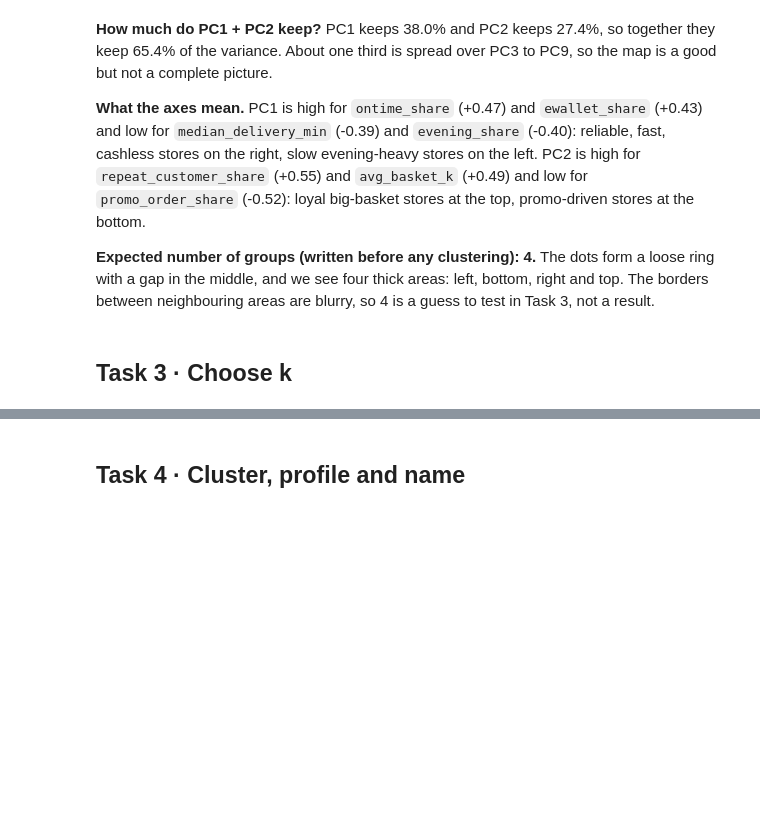
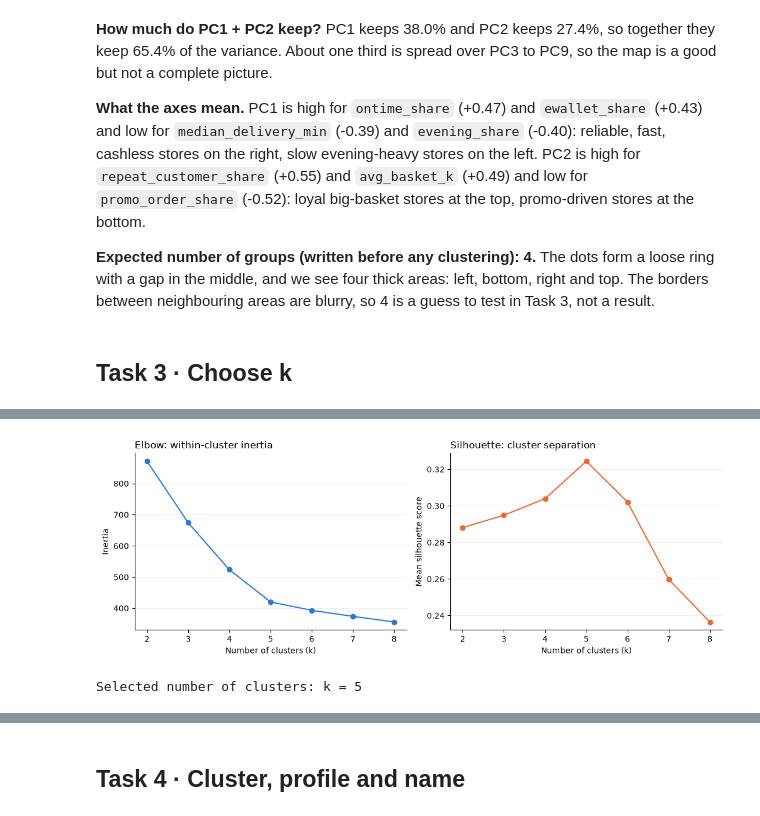
Before and after one commit to hwinhwork-dot/DataViz_Day04_Group, a Jupyter notebook: homework/gh4_gomart_stores/GH4_Team10.ipynb, the cells around one changed output, grey strips where cells are left out. Saved outputs shown, nothing was run; the diff lists cells and outputs as text; code cells hidden in the pictures; blank space fills up the shorter version.

Commit message:
Complete Task 3: compare k and select k=5

```diff
--- a/homework/gh4_gomart_stores/GH4_Team10.ipynb
+++ b/homework/gh4_gomart_stores/GH4_Team10.ipynb
@@ -224,0 +304,46 @@ display(loadings.sort_values("PC1"))
+# %%
+# Task 3.2 · Elbow and silhouette plots
+# Task 3.2 · Elbow and silhouette plots
+import matplotlib.pyplot as plt
+
+BLUE = "#2a78d6"
+ORANGE = "#eb6834"
+
+fig, axes = plt.subplots(1, 2, figsize=(11, 4))
+
+# Elbow
+axes[0].plot(
+    k_results["k"],
+    k_results["inertia"],
+    marker="o",
+    color=BLUE
+)
+axes[0].set_title("Elbow: within-cluster inertia", loc="left")
+axes[0].set_xlabel("Number of clusters (k)")
+axes[0].set_ylabel("Inertia")
+
+# Silhouette
+axes[1].plot(
+    k_results["k"],
+    k_results["silhouette"],
+    marker="o",
+    color=ORANGE
+)
+axes[1].set_title("Silhouette: cluster separation", loc="left")
+axes[1].set_xlabel("Number of clusters (k)")
+axes[1].set_ylabel("Mean silhouette score")
+
+for ax in axes:
+    ax.set_xticks(k_results["k"])
+    ax.spines[["top", "right"]].set_visible(False)
+    ax.grid(axis="y", alpha=0.2)
+
+plt.tight_layout()
+plt.show()
+
+# Chọn k sau khi xem xét cả elbow và silhouette
+chosen_k = 5
+print(f"Selected number of clusters: k = {chosen_k}")
+# %% [output]
+[figure, added]
+Selected number of clusters: k = 5
```
Also changed, not shown: parts of 5 cells of this notebook.
